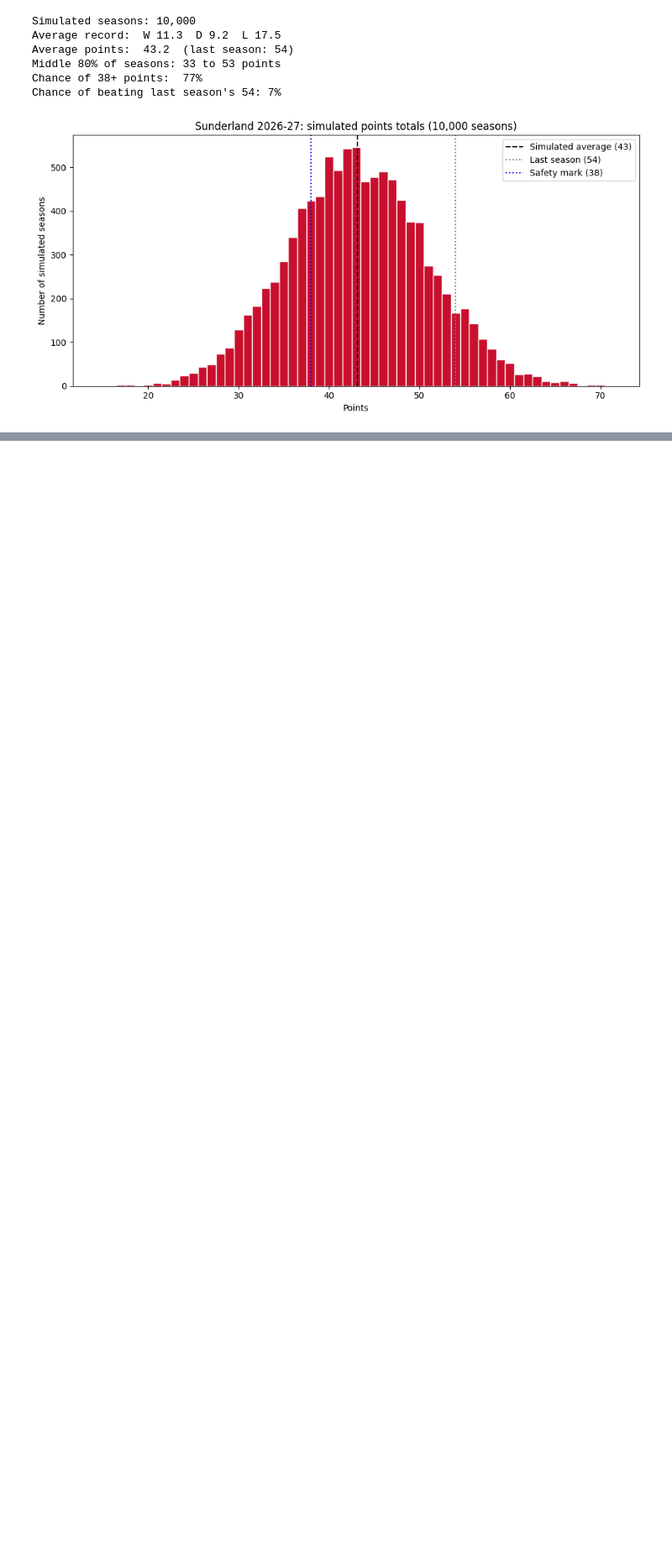
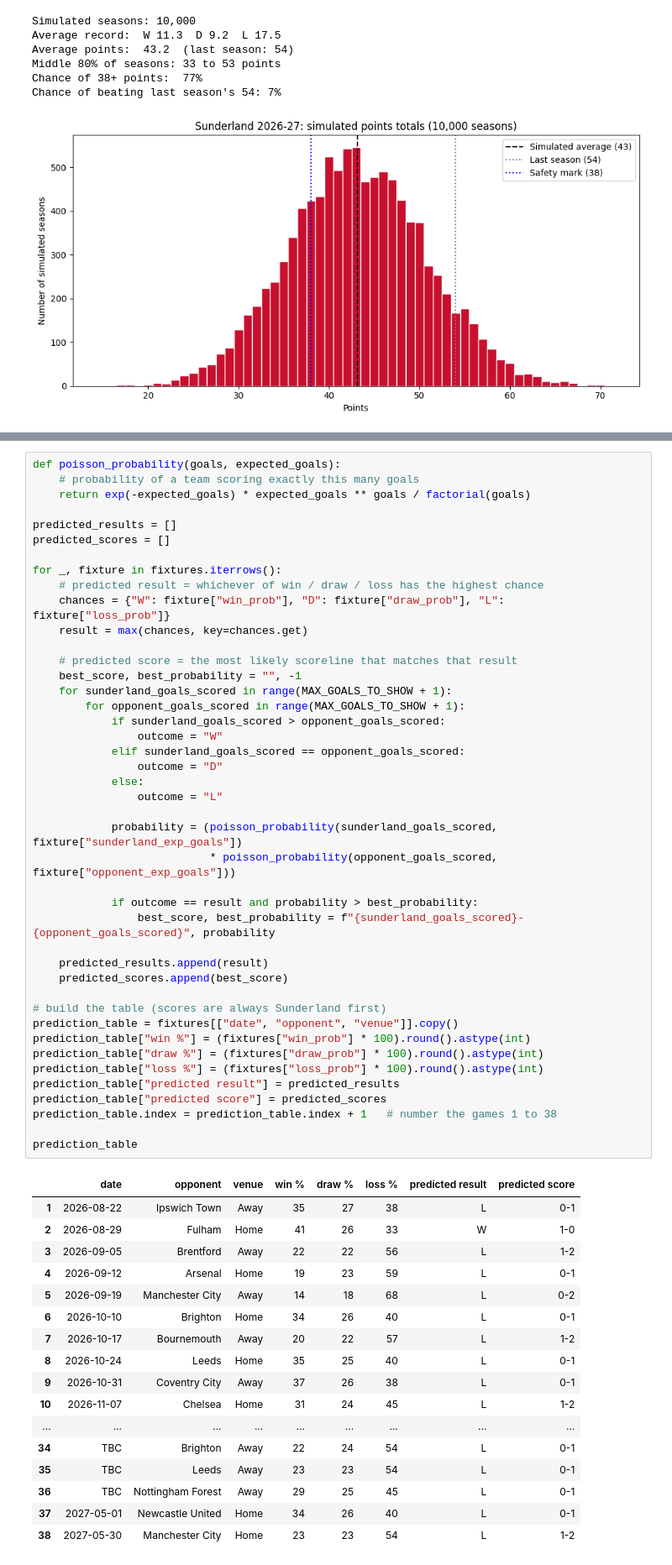
Before and after one commit to southdakcta/safc_premier_league_predictor, a Jupyter notebook: 03_xg_match_predictions.ipynb, the cells around one changed output, grey strips where cells are left out. Shown at 84% size. Drawn from its saved outputs; the diff is of its cells as text; blank space fills up the shorter version.

Commit message:
match predictions

```diff
--- a/03_xg_match_predictions.ipynb
+++ b/03_xg_match_predictions.ipynb
@@ -280,0 +283,61 @@ Chance of beating last season's 54: 7%
+# %%
+def poisson_probability(goals, expected_goals):
+    # probability of a team scoring exactly this many goals
+    return exp(-expected_goals) * expected_goals ** goals / factorial(goals)
+
+predicted_results = []
+predicted_scores = []
+
+for _, fixture in fixtures.iterrows():
+    # predicted result = whichever of win / draw / loss has the highest chance
+    chances = {"W": fixture["win_prob"], "D": fixture["draw_prob"], "L": fixture["loss_prob"]}
+    result = max(chances, key=chances.get)
+
+    # predicted score = the most likely scoreline that matches that result
+    best_score, best_probability = "", -1
+    for sunderland_goals_scored in range(MAX_GOALS_TO_SHOW + 1):
+        for opponent_goals_scored in range(MAX_GOALS_TO_SHOW + 1):
+            if sunderland_goals_scored > opponent_goals_scored:
+                outcome = "W"
+            elif sunderland_goals_scored == opponent_goals_scored:
+                outcome = "D"
+            else:
+                outcome = "L"
+
+            probability = (poisson_probability(sunderland_goals_scored, fixture["sunderland_exp_goals"])
+                           * poisson_probability(opponent_goals_scored, fixture["opponent_exp_goals"]))
+
+            if outcome == result and probability > best_probability:
+                best_score, best_probability = f"{sunderland_goals_scored}-{opponent_goals_scored}", probability
+
+    predicted_results.append(result)
+    predicted_scores.append(best_score)
+
+# build the table (scores are always Sunderland first)
+prediction_table = fixtures[["date", "opponent", "venue"]].copy()
+prediction_table["win %"] = (fixtures["win_prob"] * 100).round().astype(int)
+prediction_table["draw %"] = (fixtures["draw_prob"] * 100).round().astype(int)
+prediction_table["loss %"] = (fixtures["loss_prob"] * 100).round().astype(int)
+prediction_table["predicted result"] = predicted_results
+prediction_table["predicted score"] = predicted_scores
+prediction_table.index = prediction_table.index + 1   # number the games 1 to 38
+
+prediction_table
+# %% [output]
+|  | date | opponent | venue | win % | draw % | loss % | predicted result | predicted score |
+| 1 | 2026-08-22 | Ipswich Town | Away | 35 | 27 | 38 | L | 0-1 |
+| 2 | 2026-08-29 | Fulham | Home | 41 | 26 | 33 | W | 1-0 |
+| 3 | 2026-09-05 | Brentford | Away | 22 | 22 | 56 | L | 1-2 |
+| 4 | 2026-09-12 | Arsenal | Home | 19 | 23 | 59 | L | 0-1 |
+| 5 | 2026-09-19 | Manchester City | Away | 14 | 18 | 68 | L | 0-2 |
+| 6 | 2026-10-10 | Brighton | Home | 34 | 26 | 40 | L | 0-1 |
+| 7 | 2026-10-17 | Bournemouth | Away | 20 | 22 | 57 | L | 1-2 |
+| 8 | 2026-10-24 | Leeds | Home | 35 | 25 | 40 | L | 0-1 |
+| 9 | 2026-10-31 | Coventry City | Away | 37 | 26 | 38 | L | 0-1 |
+| 10 | 2026-11-07 | Chelsea | Home | 31 | 24 | 45 | L | 1-2 |
+| ... | ... | ... | ... | ... | ... | ... | ... | ... |
+| 34 | TBC | Brighton | Away | 22 | 24 | 54 | L | 0-1 |
+| 35 | TBC | Leeds | Away | 23 | 23 | 54 | L | 0-1 |
+| 36 | TBC | Nottingham Forest | Away | 29 | 25 | 45 | L | 0-1 |
+| 37 | 2027-05-01 | Newcastle United | Home | 34 | 26 | 40 | L | 0-1 |
+| 38 | 2027-05-30 | Manchester City | Home | 23 | 23 | 54 | L | 1-2 |
```
Also changed, not shown: parts of 1 cell of this notebook.
